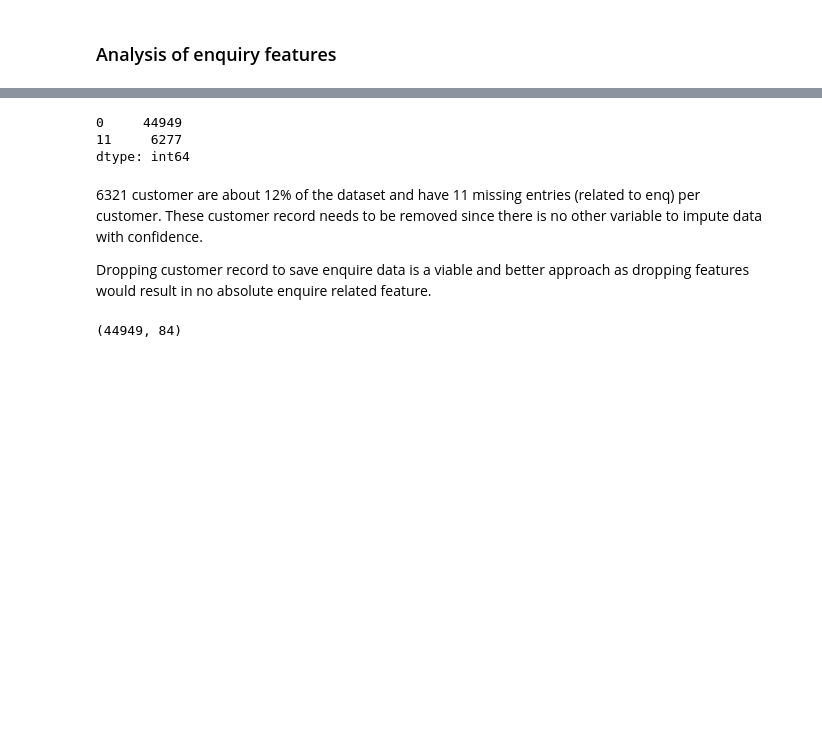
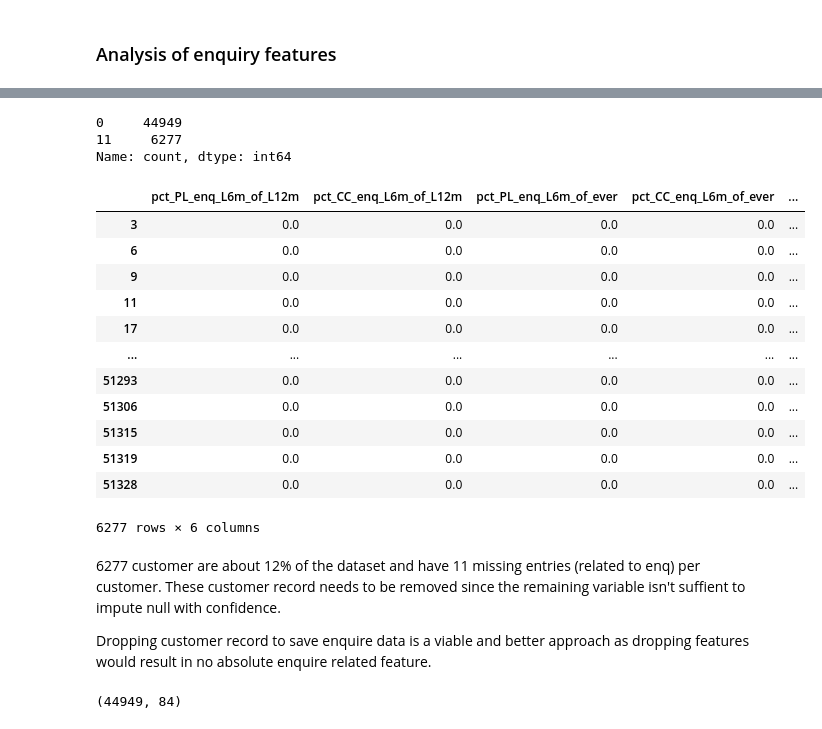
Before and after one commit to shashankgarewal/Credit-Risk-Assessment, a Jupyter notebook: notebook/explore.ipynb, the cells around one changed output, grey strips where cells are left out. Drawn from its saved outputs; the diff is of its cells as text; code cells hidden in the pictures; blank space fills up the shorter version.

```diff
--- a/notebook/explore.ipynb
+++ b/notebook/explore.ipynb
@@ -132,6 +217,0 @@ Name: num_times_delinquent, Length: 12798, dtype: int64
-# %%
-# impute 0 for other null deq if num of deq is 0
-other_null_deq_col = ['max_deliq_6mts', 'max_deliq_12mts']
-other_null_no_deq_index = df[df.num_times_delinquent == 0].index
-
-df.loc[other_null_no_deq_index, other_null_deq_col] = df.loc[other_null_no_deq_index, other_null_deq_col].fillna(0)
@@ -145,3 +217,0 @@ dtype: int64
-# %%
-reamining_null_deq_series = df[other_null_deq_col].isna().sum(axis=1)
-reamining_null_deq_series.value_counts()
@@ -179,3 +228,9 @@ Remaining null in deq features could not be imputed with confidence, as no colum
+# %%
+# when no deliquency is last 6 months is recorded
+df.loc[reamining_null_deq_series == 1, 'max_deliq_6mts'] = df.loc[reamining_null_deq_series == 1, 'max_deliq_6mts'].fillna(0)
+
+# when no deliquency is last 12 months is recorded
+df.loc[reamining_null_deq_series == 2, ['max_deliq_6mts', 'max_deliq_12mts']] = df.loc[reamining_null_deq_series == 2, ['max_deliq_6mts', 'max_deliq_12mts']].fillna(0)
 # %% [markdown]
 ### Analysis of enquiry features
 # %%
@@ -198,15 +251,33 @@ enq_L6m                      6277
 enq_L3m                      6277
 dtype: int64
 # %%
-# null enq columns which have NAN for 6321 customers.
+# null enq columns which have NAN for 6277 customers.
 null_enq_col = ['tot_enq', 'CC_enq', 'CC_enq_L6m', 'enq_L3m', 'PL_enq', 'PL_enq_L6m', 'PL_enq_L12m', 'time_since_recent_enq', 'enq_L12m', 'enq_L6m', 'CC_enq_L12m']
+remain_enq_col = ['pct_PL_enq_L6m_of_L12m', 'pct_CC_enq_L6m_of_L12m', 'pct_PL_enq_L6m_of_ever', 'pct_CC_enq_L6m_of_ever', 'last_prod_enq2', 'first_prod_enq2']
+
 df[null_enq_col].isna().sum(axis=1).value_counts()
 # %% [output]
 0     44949
 11     6277
-dtype: int64
+Name: count, dtype: int64
+# %%
+df[remain_enq_col].loc[df[null_enq_col].isna().sum(axis=1) == 11]
+# %% [output]
+|  | pct_PL_enq_L6m_of_L12m | pct_CC_enq_L6m_of_L12m | pct_PL_enq_L6m_of_ever | pct_CC_enq_L6m_of_ever | ... |
+| 3 | 0.0 | 0.0 | 0.0 | 0.0 | ... |
+| 6 | 0.0 | 0.0 | 0.0 | 0.0 | ... |
+| 9 | 0.0 | 0.0 | 0.0 | 0.0 | ... |
+| 11 | 0.0 | 0.0 | 0.0 | 0.0 | ... |
+| 17 | 0.0 | 0.0 | 0.0 | 0.0 | ... |
+| ... | ... | ... | ... | ... | ... |
+| 51293 | 0.0 | 0.0 | 0.0 | 0.0 | ... |
+| 51306 | 0.0 | 0.0 | 0.0 | 0.0 | ... |
+| 51315 | 0.0 | 0.0 | 0.0 | 0.0 | ... |
+| 51319 | 0.0 | 0.0 | 0.0 | 0.0 | ... |
+| 51328 | 0.0 | 0.0 | 0.0 | 0.0 | ... |
+6277 rows × 6 columns
 # %% [markdown]
-6321 customer are about 12% of the dataset and have 11 missing entries (related to enq) per customer. These customer record needs to be removed since there is no other variable to impute data with confidence.
+6277 customer are about 12% of the dataset and have 11 missing entries (related to enq) per customer. These customer record needs to be removed since the remaining variable isn't suffient to impute null with confidence.
 
 Dropping customer record to save enquire data is a viable and better approach as dropping features would result in no absolute enquire related feature.
 # %%
```
Also changed, not shown: parts of 146 cells of this notebook, 24 other files.
